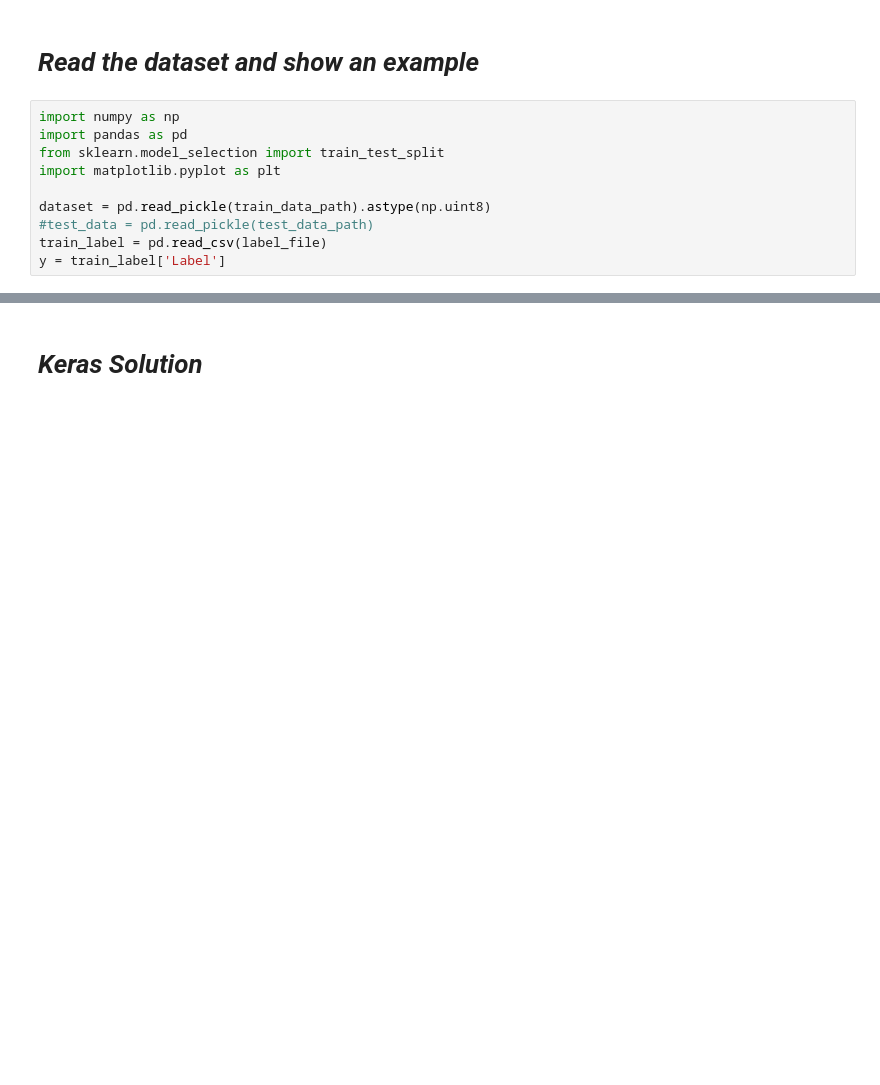
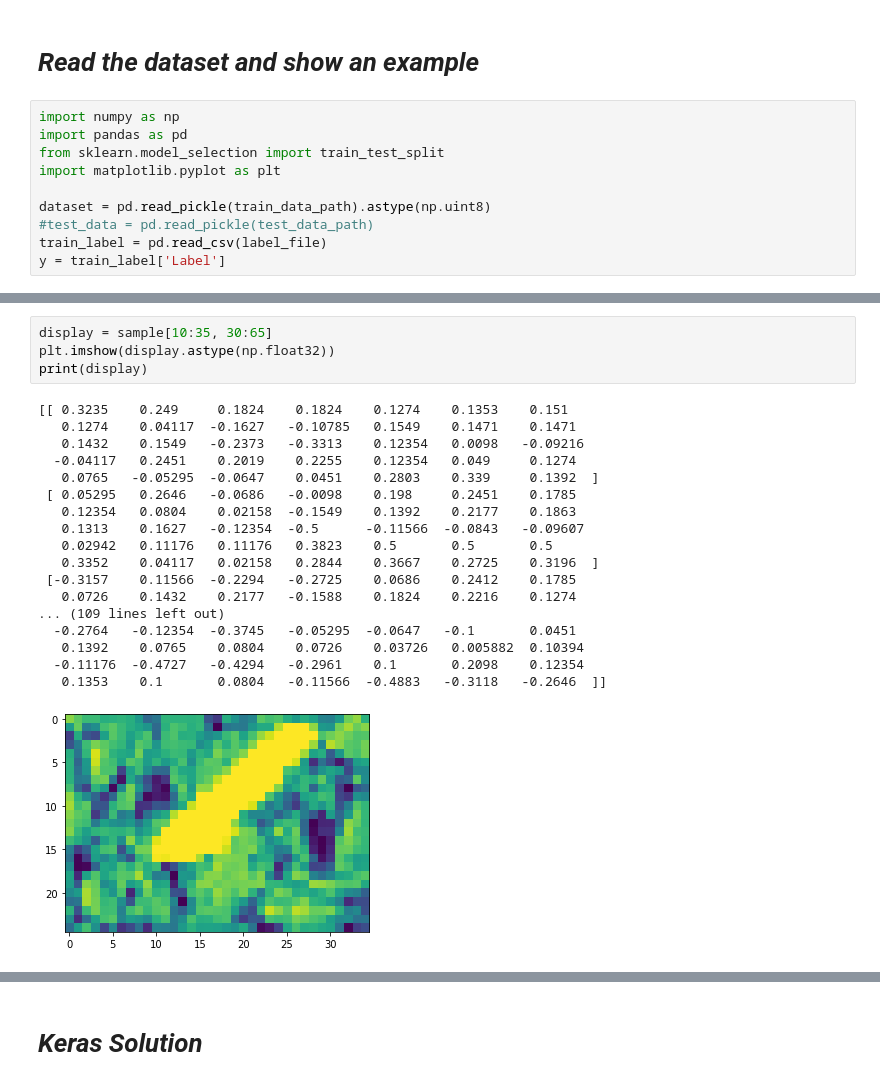
Before and after one commit to aquangnguyen1992/tensorflow_colab, a Jupyter notebook: mnist_max.ipynb, the cells around one changed output, grey strips where cells are left out. Drawn from its saved outputs; the diff is of its cells as text; blank space fills up the shorter version.

```diff
--- a/mnist_max.ipynb
+++ b/mnist_max.ipynb
@@ -69,3 +55,26 @@ plt.imshow(sample)
+# %%
+display = sample[10:35, 30:65]
+plt.imshow(display.astype(np.float32))
+print(display)
+# %% [output]
+[[ 0.3235    0.249     0.1824    0.1824    0.1274    0.1353    0.151
+   0.1274    0.04117  -0.1627   -0.10785   0.1549    0.1471    0.1471
+   0.1432    0.1549   -0.2373   -0.3313    0.12354   0.0098   -0.09216
+  -0.04117   0.2451    0.2019    0.2255    0.12354   0.049     0.1274
+   0.0765   -0.05295  -0.0647    0.0451    0.2803    0.339     0.1392  ]
+ [ 0.05295   0.2646   -0.0686   -0.0098    0.198     0.2451    0.1785
+   0.12354   0.0804    0.02158  -0.1549    0.1392    0.2177    0.1863
+   0.1313    0.1627   -0.12354  -0.5      -0.11566  -0.0843   -0.09607
+   0.02942   0.11176   0.11176   0.3823    0.5       0.5       0.5
+   0.3352    0.04117   0.02158   0.2844    0.3667    0.2725    0.3196  ]
+ [-0.3157    0.11566  -0.2294   -0.2725    0.0686    0.2412    0.1785
+   0.0726    0.1432    0.2177   -0.1588    0.1824    0.2216    0.1274
+... (109 lines left out)
+  -0.2764   -0.12354  -0.3745   -0.05295  -0.0647   -0.1       0.0451
+   0.1392    0.0765    0.0804    0.0726    0.03726   0.005882  0.10394
+  -0.11176  -0.4727   -0.4294   -0.2961    0.1       0.2098    0.12354
+   0.1353    0.1       0.0804   -0.11566  -0.4883   -0.3118   -0.2646  ]]
+[figure, added]
 # %%
 X_train = np.expand_dims(X_train, axis=3)
 X_test = np.expand_dims(X_test, axis=3)
```
Also changed, not shown: parts of 9 cells of this notebook.
